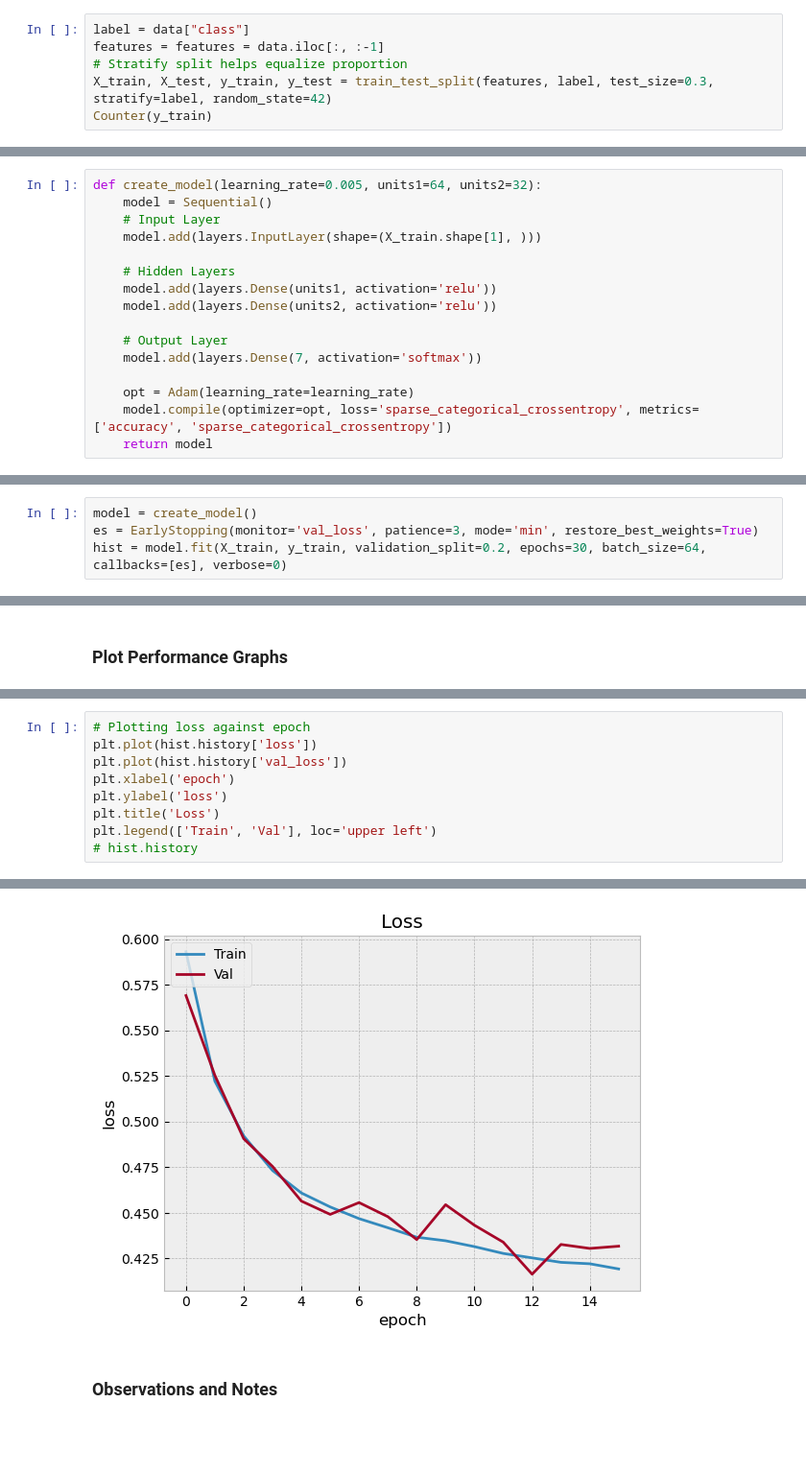
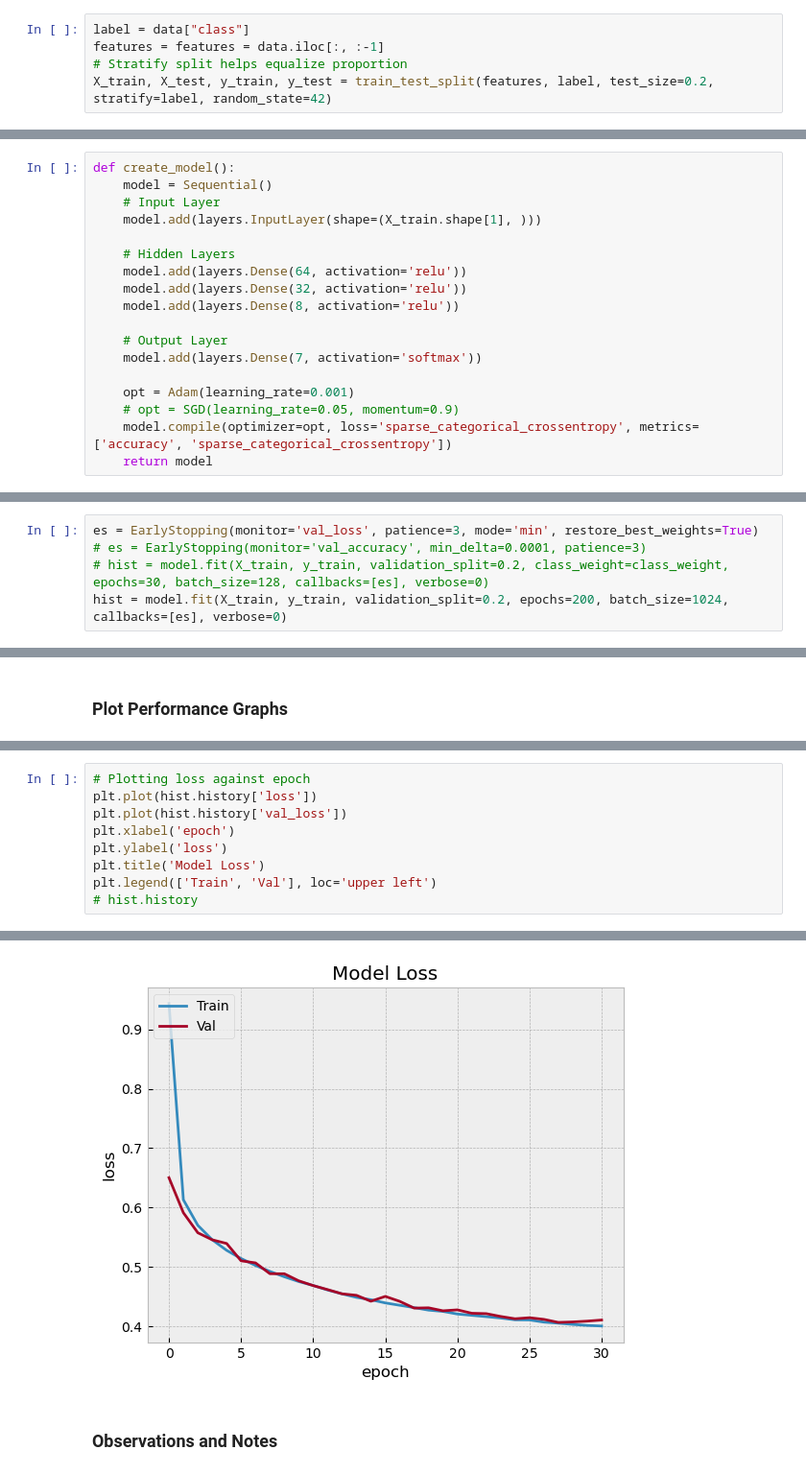
Before and after one commit to Kingsolomon445/ForestCoverClassifier, a Jupyter notebook: CoverType-classification.ipynb, the cells around one changed output, grey strips where cells are left out. Shown at 96% size. Saved outputs shown, nothing was run; the diff lists cells and outputs as text; blank space fills up the shorter version.

```diff
--- a/CoverType-classification.ipynb
+++ b/CoverType-classification.ipynb
@@ -81,5 +81,4 @@ Counter({2: 283301, 1: 211840, 3: 35754, 7: 20510, 6: 17367, 5: 9493, 4: 2747})
 label = data["class"]
 features = features = data.iloc[:, :-1]
 # Stratify split helps equalize proportion
-X_train, X_test, y_train, y_test = train_test_split(features, label, test_size=0.3, stratify=label, random_state=42)
-Counter(y_train)
+X_train, X_test, y_train, y_test = train_test_split(features, label, test_size=0.2, stratify=label, random_state=42)
@@ -165,19 +158,21 @@ We observe that our data has been preprocessed as follows:
 # %% [markdown]
 ### Create Model
 # %%
-def create_model(learning_rate=0.005, units1=64, units2=32):
+def create_model():
     model = Sequential()
     # Input Layer
     model.add(layers.InputLayer(shape=(X_train.shape[1], )))
 
     # Hidden Layers
-    model.add(layers.Dense(units1, activation='relu'))
-    model.add(layers.Dense(units2, activation='relu'))
+    model.add(layers.Dense(64, activation='relu'))
+    model.add(layers.Dense(32, activation='relu'))
+    model.add(layers.Dense(8, activation='relu'))
 
     # Output Layer
     model.add(layers.Dense(7, activation='softmax'))
 
-    opt = Adam(learning_rate=learning_rate)
+    opt = Adam(learning_rate=0.001)
+    # opt = SGD(learning_rate=0.05, momentum=0.9)
     model.compile(optimizer=opt, loss='sparse_categorical_crossentropy', metrics=['accuracy', 'sparse_categorical_crossentropy'])
     return model
 # %% [markdown]
@@ -202,7 +227,8 @@ def create_model(learning_rate=0.005, units1=64, units2=32):
 # %%
-model = create_model()
 es = EarlyStopping(monitor='val_loss', patience=3, mode='min', restore_best_weights=True)
-hist = model.fit(X_train, y_train, validation_split=0.2, epochs=30, batch_size=64, callbacks=[es], verbose=0)
+# es = EarlyStopping(monitor='val_accuracy', min_delta=0.0001, patience=3)
+# hist = model.fit(X_train, y_train, validation_split=0.2, class_weight=class_weight, epochs=30, batch_size=128, callbacks=[es], verbose=0)
+hist = model.fit(X_train, y_train, validation_split=0.2, epochs=200, batch_size=1024, callbacks=[es], verbose=0)
 # %%
 y_pred = model.predict(X_test)
 y_pred = np.argmax(y_pred, axis=1)
@@ -240,15 +286,15 @@ plt.legend(['Train', 'Val'], loc='upper left')
 # %%
 # Plotting loss against epoch
 plt.plot(hist.history['loss'])
 plt.plot(hist.history['val_loss'])
 plt.xlabel('epoch')
 plt.ylabel('loss')
-plt.title('Loss')
+plt.title('Model Loss')
 plt.legend(['Train', 'Val'], loc='upper left')
 # hist.history
 # %% [output]
 <matplotlib.legend.Legend at 0x...>
-[figure, old version]
+[figure, new version]
 # %% [markdown]
 ### Observations and Notes
 # %% [markdown]
```
Also changed, not shown: parts of 15 cells of this notebook.
